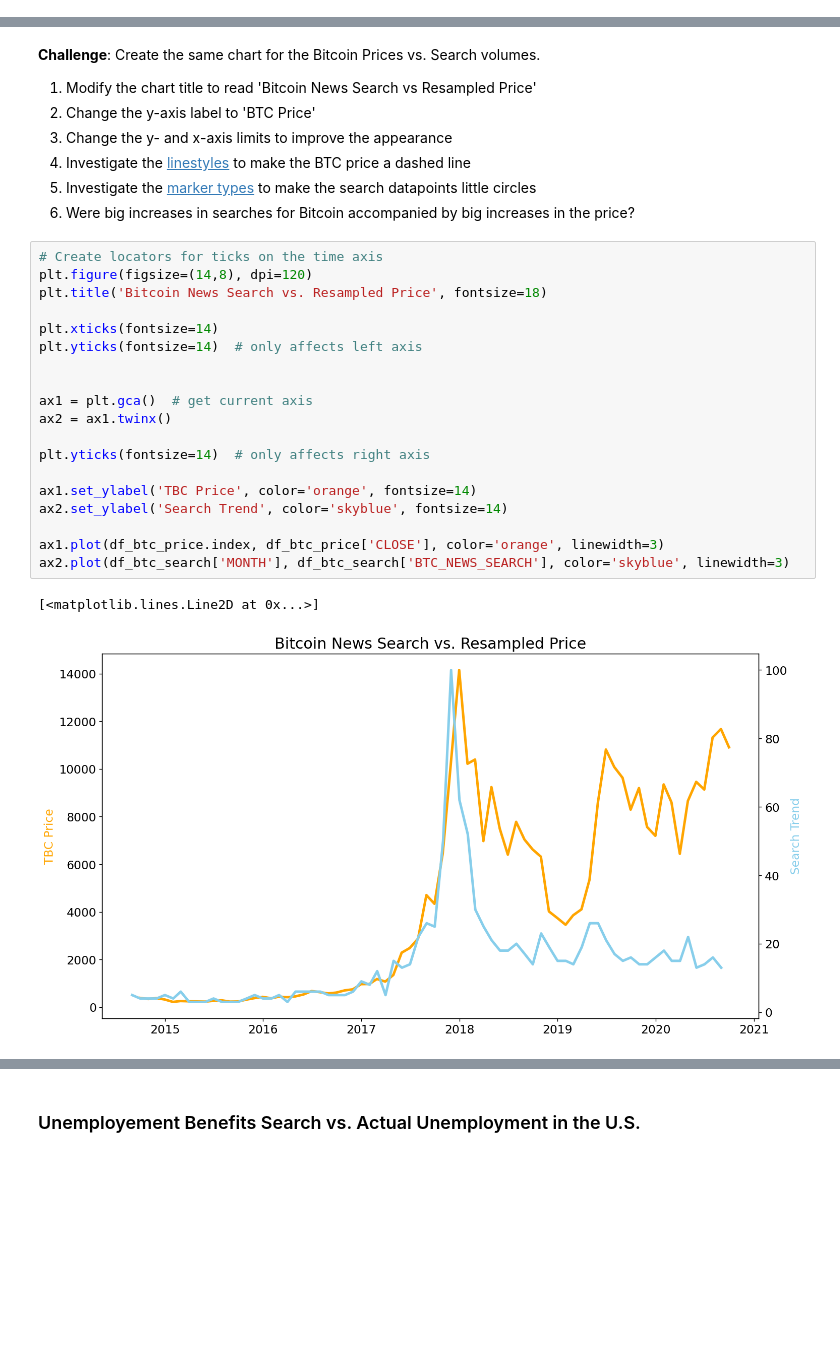
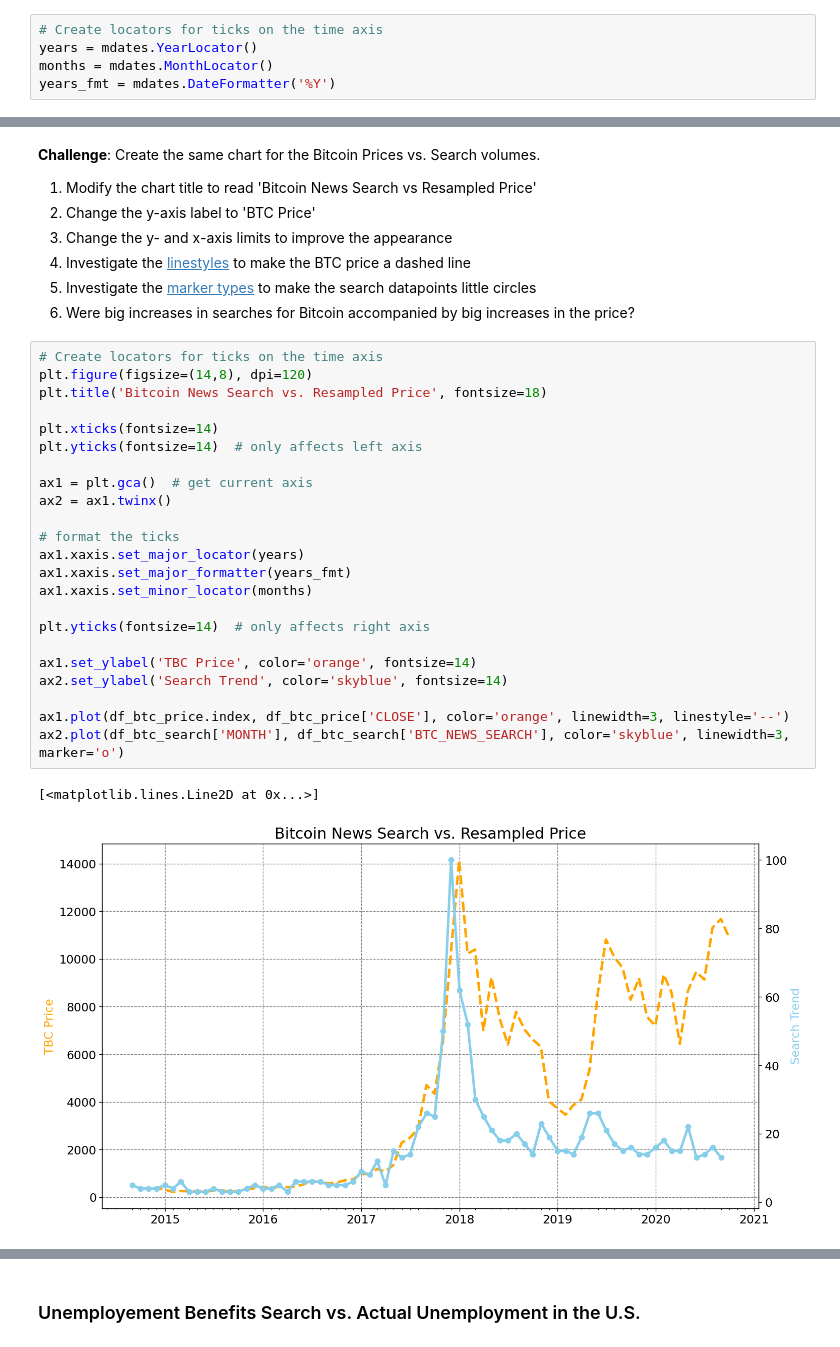
Before and after one commit to tomweinandy/100DaysOfCode, a Jupyter notebook: Projects/Day074/Google Trends and Data Visualisation.ipynb, the cells around one changed output, grey strips where cells are left out. Drawn from its saved outputs; the diff is of its cells as text; blank space fills up the shorter version.

```diff
--- a/Projects/Day074/Google Trends and Data Visualisation.ipynb
+++ b/Projects/Day074/Google Trends and Data Visualisation.ipynb
@@ -253,6 +256,11 @@ df_btc_price
 # Data Visualisation
 # %% [markdown]
 ### Notebook Formatting & Style Helpers
+# %%
+# Create locators for ticks on the time axis
+years = mdates.YearLocator()
+months = mdates.MonthLocator()
+years_fmt = mdates.DateFormatter('%Y')
 # %%
 # Create locators for ticks on the time axis
 plt.figure(figsize=(14,8), dpi=120)
@@ -321,22 +333,26 @@ How to add tick formatting for dates on the x-axis.
 # %%
 # Create locators for ticks on the time axis
 plt.figure(figsize=(14,8), dpi=120)
 plt.title('Bitcoin News Search vs. Resampled Price', fontsize=18)
 
 plt.xticks(fontsize=14)
 plt.yticks(fontsize=14)  # only affects left axis
 
-
 ax1 = plt.gca()  # get current axis
 ax2 = ax1.twinx()
+
+# format the ticks
+ax1.xaxis.set_major_locator(years)
+ax1.xaxis.set_major_formatter(years_fmt)
+ax1.xaxis.set_minor_locator(months)
 
 plt.yticks(fontsize=14)  # only affects right axis
 
 ax1.set_ylabel('TBC Price', color='orange', fontsize=14)
 ax2.set_ylabel('Search Trend', color='skyblue', fontsize=14)
 
-ax1.plot(df_btc_price.index, df_btc_price['CLOSE'], color='orange', linewidth=3)
-ax2.plot(df_btc_search['MONTH'], df_btc_search['BTC_NEWS_SEARCH'], color='skyblue', linewidth=3)
+ax1.plot(df_btc_price.index, df_btc_price['CLOSE'], color='orange', linewidth=3, linestyle='--')
+ax2.plot(df_btc_search['MONTH'], df_btc_search['BTC_NEWS_SEARCH'], color='skyblue', linewidth=3, marker='o')
 # %% [output]
 [<matplotlib.lines.Line2D at 0x...>]
-[figure, old version]
+[figure, new version]
```
Also changed, not shown: parts of 10 cells of this notebook, 1 other file.
